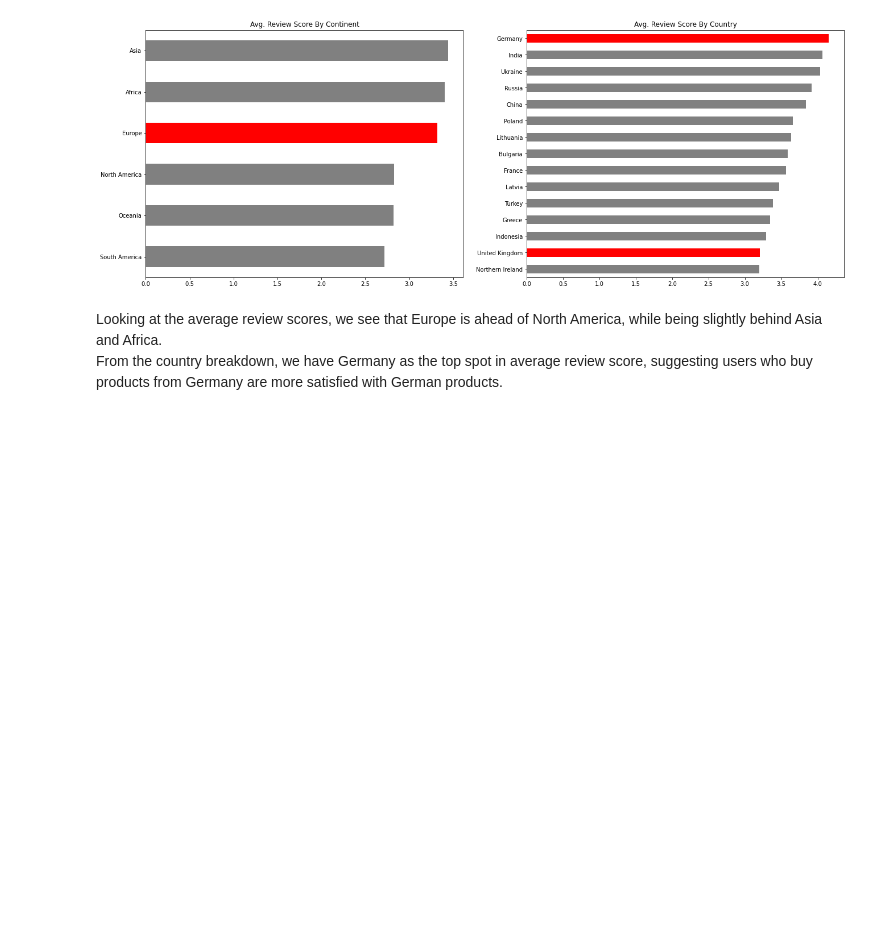
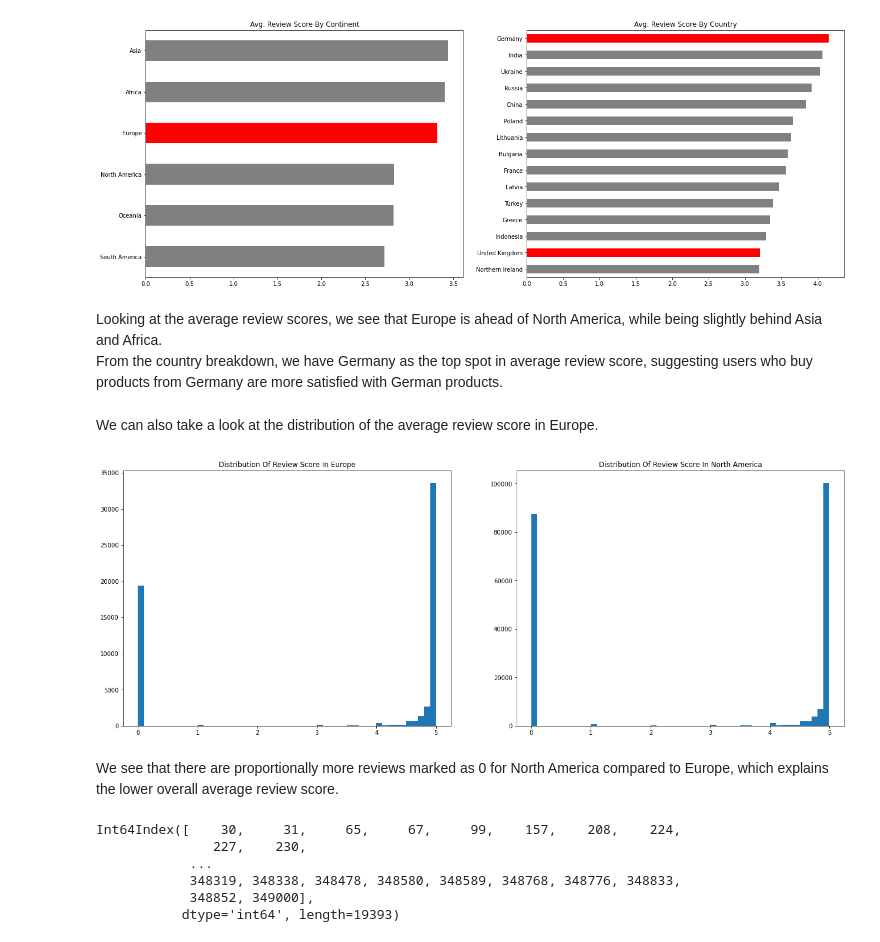
Before and after one commit to dpzhang92/Personal-DS-Projects, a Jupyter notebook: Etsy EDA/Etsy EDA.ipynb, the cells around one changed output. Saved outputs shown, nothing was run; the diff lists cells and outputs as text; code cells hidden in the pictures; blank space fills up the shorter version.

```diff
--- a/Etsy EDA/Etsy EDA.ipynb
+++ b/Etsy EDA/Etsy EDA.ipynb
@@ -282,3 +311,26 @@ plt.show()
 # %% [markdown]
 Looking at the average review scores, we see that Europe is ahead of North America, while being slightly behind Asia and Africa.<br>
 From the country breakdown, we have Germany as the top spot in average review score, suggesting users who buy products from Germany are more satisfied with German products.
+# %% [markdown]
+We can also take a look at the distribution of the average review score in Europe.
+# %%
+avg_review_score_EU_df = merged.loc[merged['Continent'] == 'Europe','average_review_score']
+avg_review_score_EU_df.dropna(inplace=True)
+
+avg_review_score_NA_df = merged.loc[merged['Continent'] == 'North America','average_review_score']
+avg_review_score_NA_df.dropna(inplace=True)
+
+plt.figure(figsize=(22,8))
+plt.subplot(1,2,1)
+ax1 = avg_review_score_EU_df.hist(bins=50)
+ax1.grid(False)
+plt.title('Distribution Of Review Score In Europe')
+plt.subplot(1,2,2)
+ax2 = avg_review_score_NA_df.hist(bins=50)
+plt.title('Distribution Of Review Score In North America')
+ax2.grid(False)
+plt.show()
+# %% [output]
+[figure, added]
+# %% [markdown]
+We see that there are proportionally more reviews marked as 0 for North America compared to Europe, which explains the lower overall average review score.
@@ -284,0 +343,9 @@ From the country breakdown, we have Germany as the top spot in average review sc
+# %%
+avg_review_score_EU_df[avg_review_score_EU_df== 0].index
+# %% [output]
+Int64Index([    30,     31,     65,     67,     99,    157,    208,    224,
+               227,    230,
+            ...
+            348319, 348338, 348478, 348580, 348589, 348768, 348776, 348833,
+            348852, 349000],
+           dtype='int64', length=19393)
```
Also changed, not shown: parts of 6 cells of this notebook.
